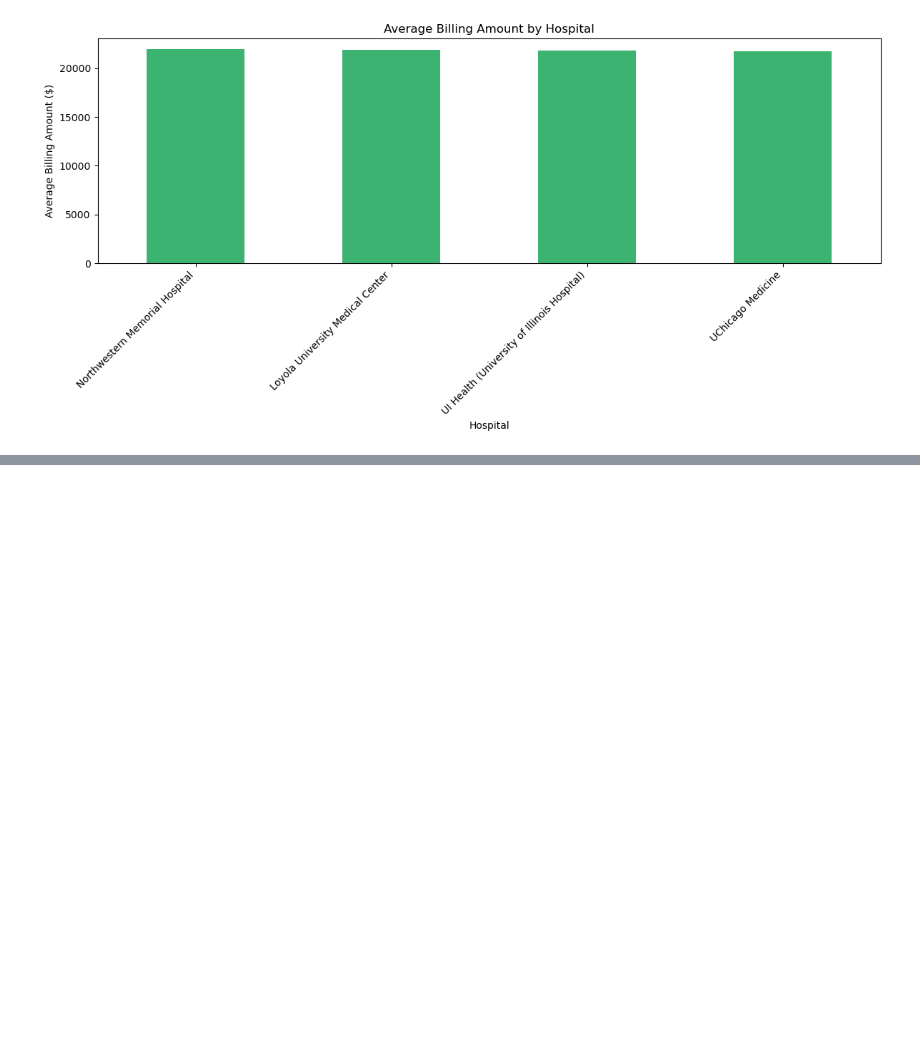
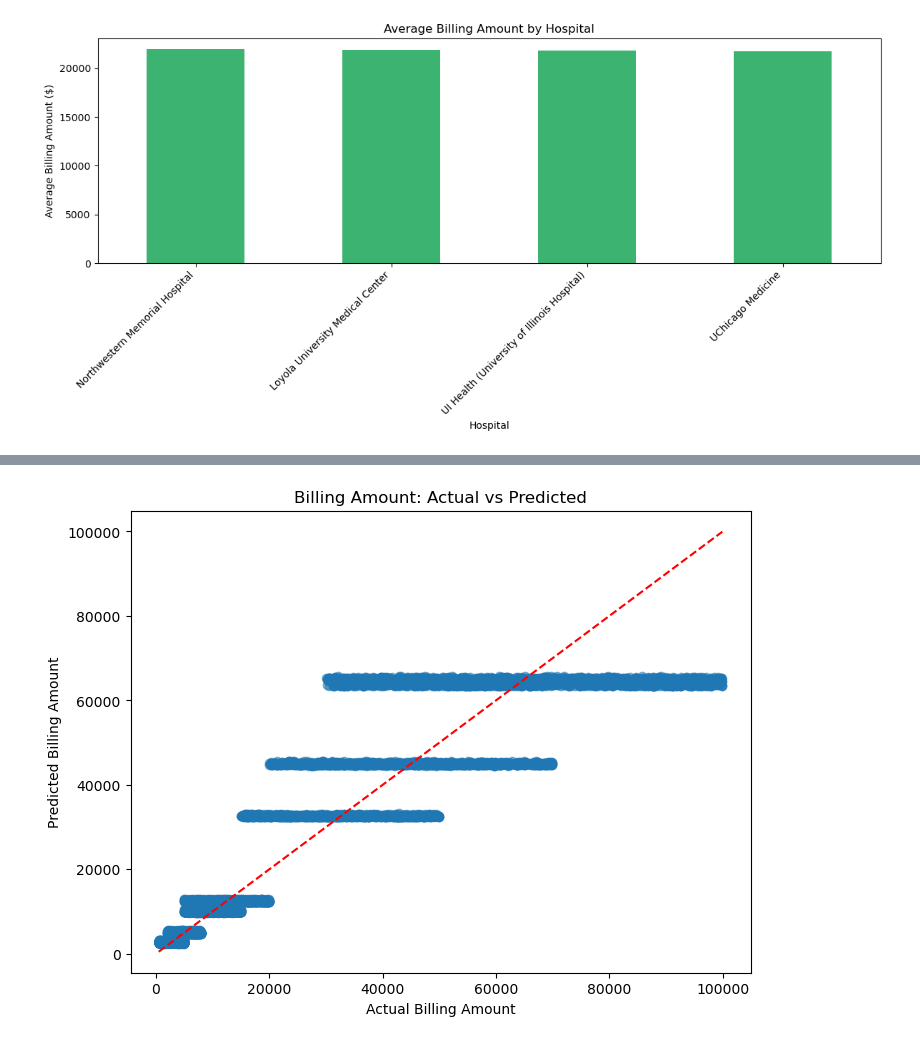
Before and after one commit to setripper/datathon2025, a Jupyter notebook: main.ipynb, the cells around one changed output, grey strips where cells are left out. Saved outputs shown, nothing was run; the diff lists cells and outputs as text; code cells hidden in the pictures; blank space fills up the shorter version.

```diff
--- a/main.ipynb
+++ b/main.ipynb
@@ -229,0 +230,15 @@ df.drop(columns=["Doctor", "Hospital"])
+# %%
+from sklearn.linear_model import LinearRegression
+
+clf = LinearRegression().fit(X_train, y_billing_train)
+logpred = clf.predict(X_test)
+# %%
+plt.figure(figsize=(8,6))
+plt.scatter(y_billing_test, logpred, alpha=0.5)
+plt.plot([y_billing_test.min(), y_billing_test.max()], [y_billing_test.min(), y_billing_test.max()], 'r--')
+plt.xlabel('Actual Billing Amount')
+plt.ylabel('Predicted Billing Amount')
+plt.title('Billing Amount: Actual vs Predicted')
+plt.show()
+# %% [output]
+[figure, added]
```
Also changed, not shown: parts of 3 cells of this notebook.
